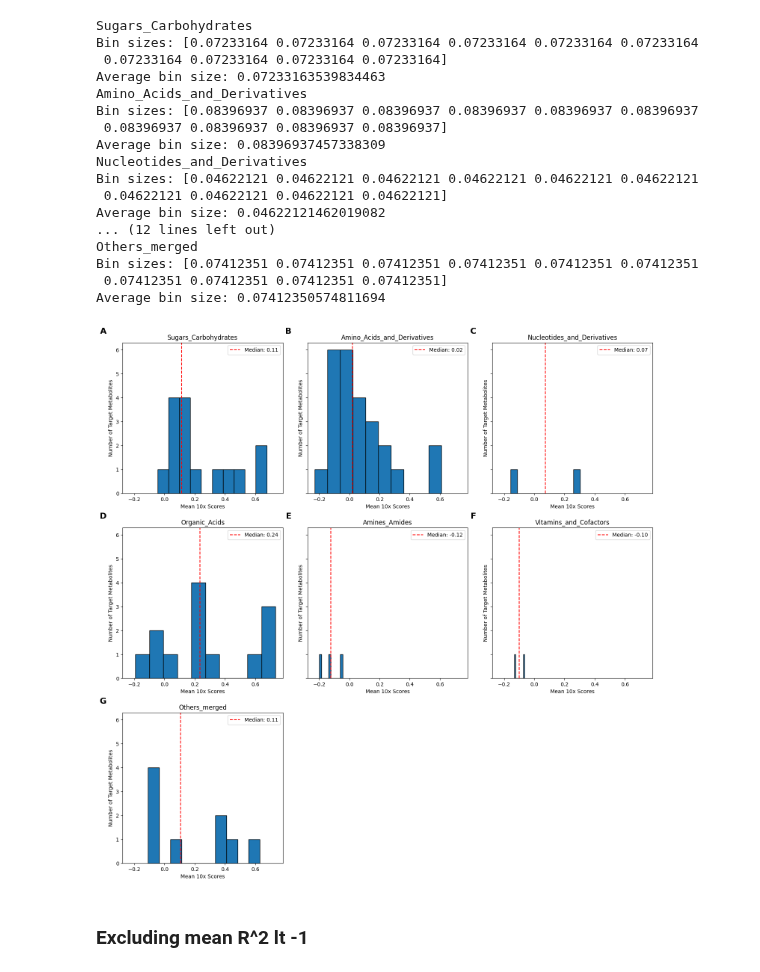
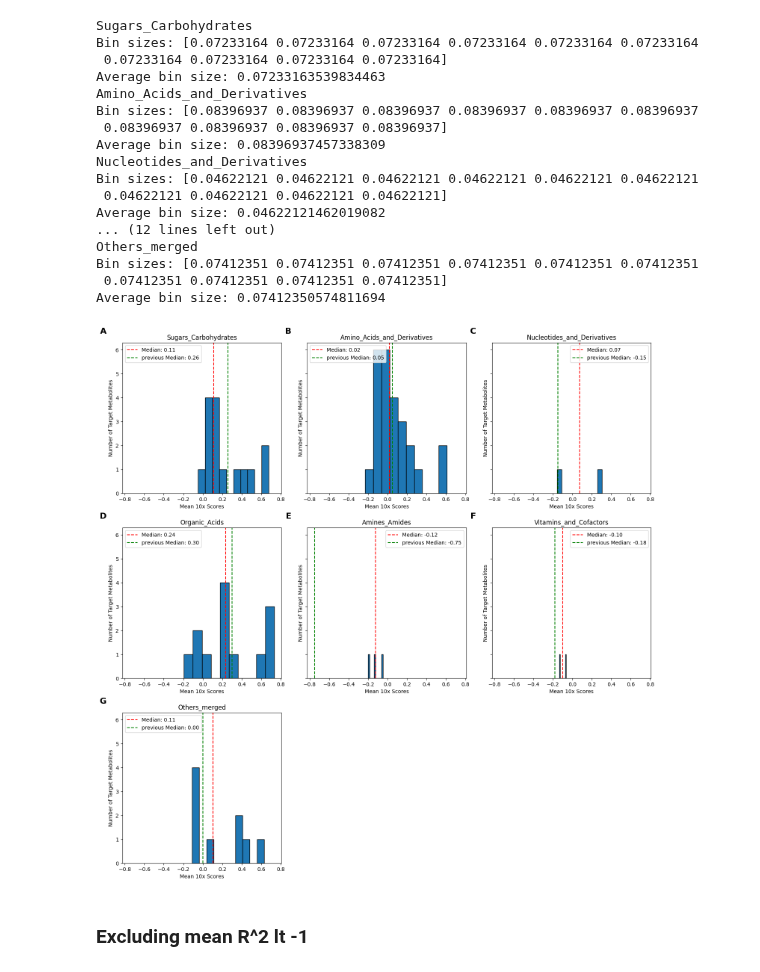
Before and after one commit to Yawkward/x.elegans, a Jupyter notebook: main_figures/performance_clustered_data_per_class.ipynb, the cells around one changed output. Drawn from its saved outputs; the diff is of its cells as text; code cells hidden in the pictures.

```diff
--- a/main_figures/performance_clustered_data_per_class.ipynb
+++ b/main_figures/performance_clustered_data_per_class.ipynb
@@ -292,7 +292,7 @@ import matplotlib.pyplot as plt
 import numpy as np
 import math
 
-def plot_grid_subplots(gcms_results_by_group, bin_number='auto', gt_tresh=None, title=True, x_label='mean_10x', y_label='Number of Target Metabolites'):
+def plot_grid_subplots(gcms_results_by_group, bin_number='auto', gt_tresh=None, title=True, x_label='mean_10x', y_label='Number of Target Metabolites', prev_median=None):
     # Determine the grid size
     n_categories = len(gcms_results_by_group)
     grid_size = math.ceil(math.sqrt(n_categories))  # Square root to determine grid size, rounded up
@@ -324,7 +324,11 @@ def plot_grid_subplots(gcms_results_by_group, bin_number='auto', gt_tresh=None,
             ax.hist(mean_10x_values, bins=bin_edges, color='C0', edgecolor='black')
             # Mark the median with a red dashed line
             ax.axvline(median_value, color='red', linestyle='--', label=f'Median: {median_value:.2f}')
+            if prev_median != None:
+                ax.axvline(prev_median[cat], color='green', linestyle='--', label=f'previous Median: {prev_median[cat]:.2f}')
             ax.text(-0.1, 1.1, desc, transform=ax.transAxes, fontsize=16, fontweight='bold', va='top', ha='right')
+
+
 
         else:
             ax.text(0.5, 0.5, 'No data above threshold', horizontalalignment='center', verticalalignment='center', transform=ax.transAxes)
@@ -355,27 +359,40 @@ lasso_lc ="/home/t44p/PW_rawdata/results/newfeat/newfeat_lasso/lcms/"
 
 gcms_lasso_by_group = process_per_category(gc_ms_groups, lasso_gc)
 lcms_lasso_by_group = process_per_category(lc_ms_groups, lasso_lc)
+# %%
+# median from unclustered data, excluding R^2 lt -1
+gcms_prev_median = {}
+
+for key in gcms_lasso_by_group.keys():
+    gcms_prev_median[key] = 0
+gcms_prev_median['Sugars_Carbohydrates'] = 0.26
+gcms_prev_median['Amino_Acids_and_Derivatives'] = 0.05
+gcms_prev_median['Nucleotides_and_Derivatives'] = -0.15
+gcms_prev_median['Organic_Acids'] = 0.3
+gcms_prev_median['Amines_Amides'] = -0.75
+gcms_prev_median['Vitamins_and_Cofactors'] = -0.18
+gcms_prev_median['Others_merged'] = 0
 # %%
-plot_grid_subplots(gcms_lasso_by_group, bin_number=10)
+plot_grid_subplots(gcms_lasso_by_group, bin_number=10, prev_median=gcms_prev_median)
 # %% [output]
 Sugars_Carbohydrates
 Bin sizes: [0.07233164 0.07233164 0.07233164 0.07233164 0.07233164 0.07233164
  0.07233164 0.07233164 0.07233164 0.07233164]
 Average bin size: 0.07233163539834463
 Amino_Acids_and_Derivatives
 Bin sizes: [0.08396937 0.08396937 0.08396937 0.08396937 0.08396937 0.08396937
  0.08396937 0.08396937 0.08396937 0.08396937]
 Average bin size: 0.08396937457338309
 Nucleotides_and_Derivatives
 Bin sizes: [0.04622121 0.04622121 0.04622121 0.04622121 0.04622121 0.04622121
  0.04622121 0.04622121 0.04622121 0.04622121]
 Average bin size: 0.04622121462019082
 ... (12 lines left out)
 Others_merged
 Bin sizes: [0.07412351 0.07412351 0.07412351 0.07412351 0.07412351 0.07412351
  0.07412351 0.07412351 0.07412351 0.07412351]
 Average bin size: 0.07412350574811694
-[figure, old version]
+[figure, new version]
 # %% [markdown]
 ### Excluding mean R^2 lt -1
 # %%
```
Also changed, not shown: parts of 4 cells of this notebook, 4 other files.
